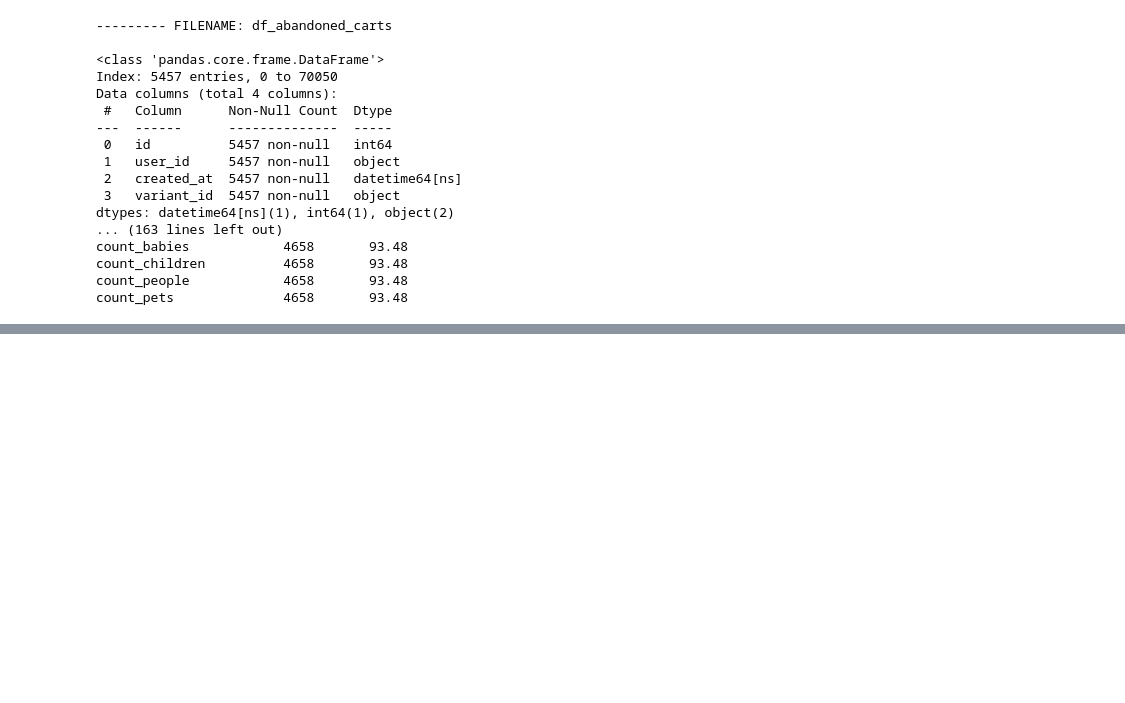
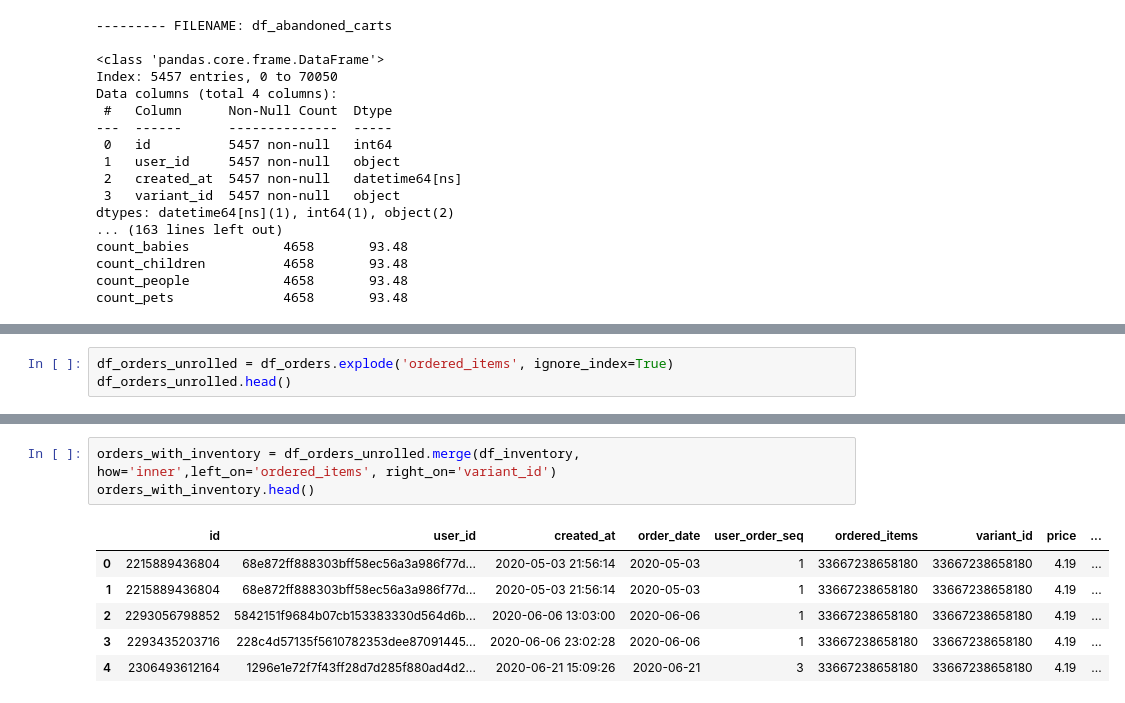
Before and after one commit to dan1dr/zrive-ds, a Jupyter notebook: src/module_2/module_2_part1.ipynb, the cells around one changed output, grey strips where cells are left out. Drawn from its saved outputs; the diff is of its cells as text; blank space fills up the shorter version.

```diff
--- a/src/module_2/module_2_part1.ipynb
+++ b/src/module_2/module_2_part1.ipynb
@@ -277,0 +271,3 @@ count_pets              4658       93.48
+# %%
+df_orders_unrolled = df_orders.explode('ordered_items', ignore_index=True)
+df_orders_unrolled.head()
@@ -277,0 +290,10 @@ count_pets              4658       93.48
+# %%
+orders_with_inventory = df_orders_unrolled.merge(df_inventory, how='inner',left_on='ordered_items', right_on='variant_id')
+orders_with_inventory.head()
+# %% [output]
+|  | id | user_id | created_at | order_date | user_order_seq | ordered_items | variant_id | price | ... |
+| 0 | 2215889436804 | 68e872ff888303bff58ec56a3a986f77d... | 2020-05-03 21:56:14 | 2020-05-03 | 1 | 33667238658180 | 33667238658180 | 4.19 | ... |
+| 1 | 2215889436804 | 68e872ff888303bff58ec56a3a986f77d... | 2020-05-03 21:56:14 | 2020-05-03 | 1 | 33667238658180 | 33667238658180 | 4.19 | ... |
+| 2 | 2293056798852 | 5842151f9684b07cb153383330d564d6b... | 2020-06-06 13:03:00 | 2020-06-06 | 1 | 33667238658180 | 33667238658180 | 4.19 | ... |
+| 3 | 2293435203716 | 228c4d57135f5610782353dee87091445... | 2020-06-06 23:02:28 | 2020-06-06 | 1 | 33667238658180 | 33667238658180 | 4.19 | ... |
+| 4 | 2306493612164 | 1296e1e72f7f43ff28d7d285f880ad4d2... | 2020-06-21 15:09:26 | 2020-06-21 | 3 | 33667238658180 | 33667238658180 | 4.19 | ... |
```
Also changed, not shown: parts of 21 cells of this notebook.
